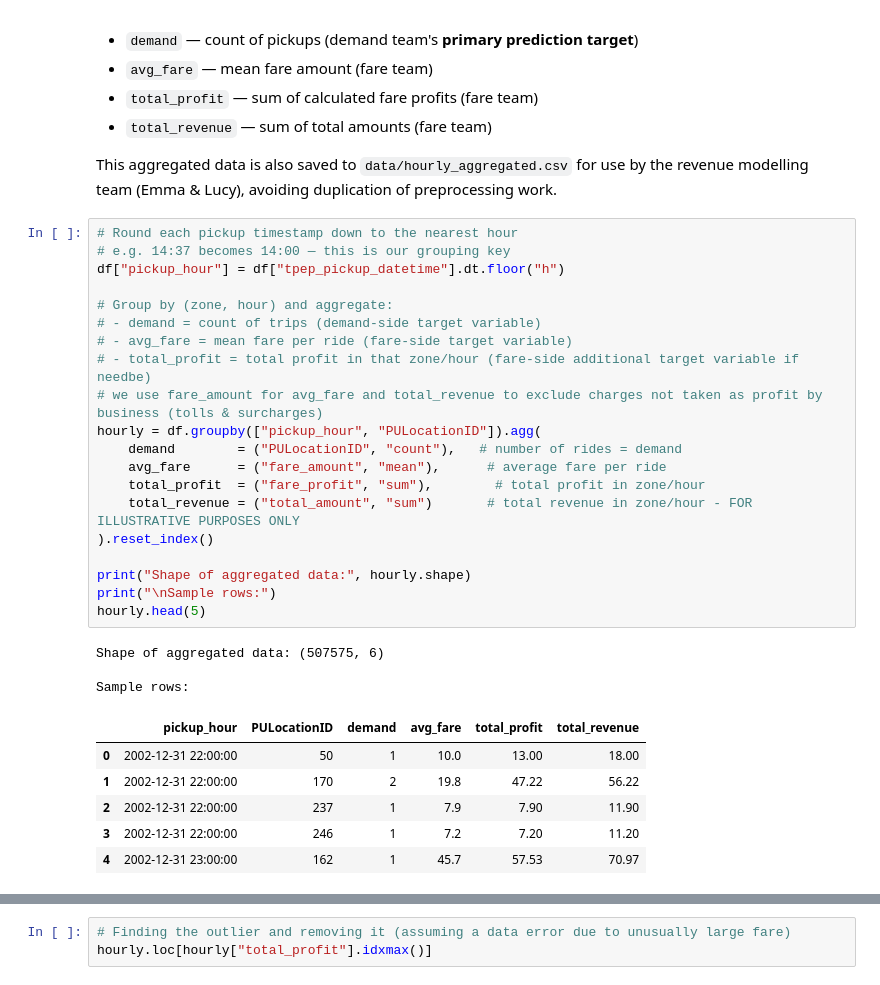
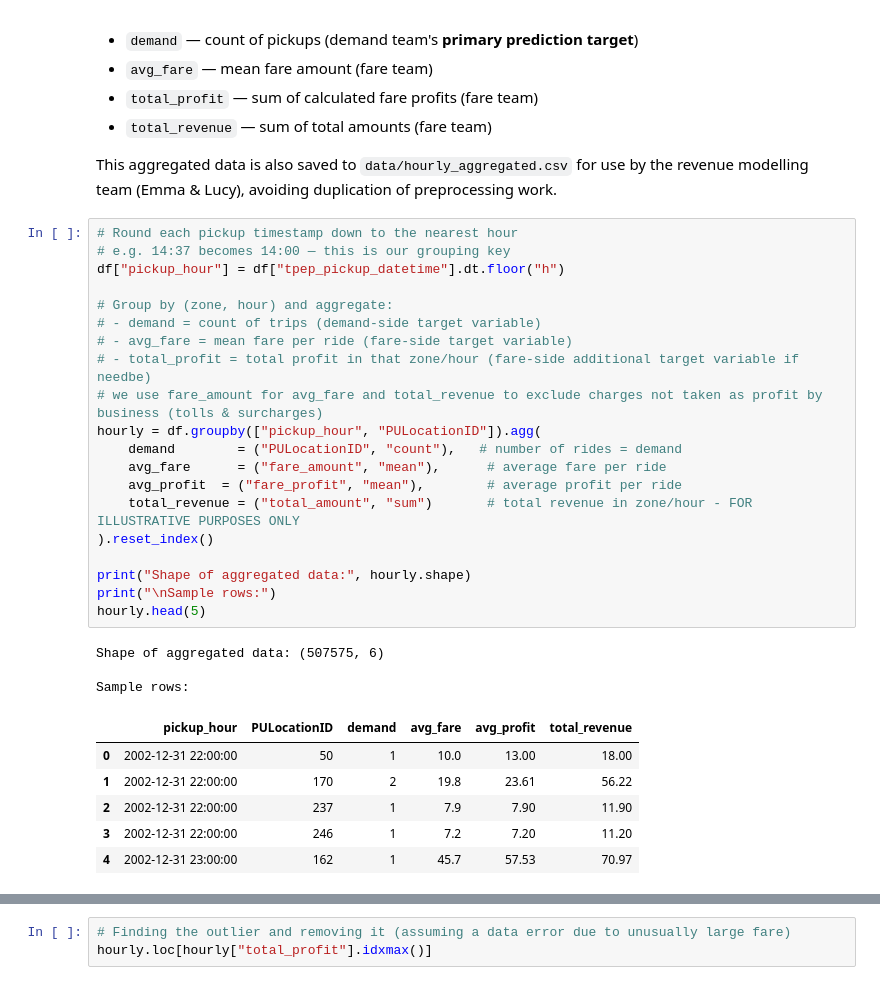
Before and after one commit to emma123456789102/Machine-Learning-Taxi-, a Jupyter notebook: models/expected_revenue/EDA_lucy.ipynb, the cells around one changed output, grey strips where cells are left out. Saved outputs shown, nothing was run; the diff lists cells and outputs as text.

```diff
--- a/models/expected_revenue/EDA_lucy.ipynb
+++ b/models/expected_revenue/EDA_lucy.ipynb
@@ -211,30 +211,30 @@ the revenue modelling team (Emma & Lucy), avoiding duplication of preprocessing
 # %%
 # Round each pickup timestamp down to the nearest hour
 # e.g. 14:37 becomes 14:00 — this is our grouping key
 df["pickup_hour"] = df["tpep_pickup_datetime"].dt.floor("h")
 
 # Group by (zone, hour) and aggregate:
 # - demand = count of trips (demand-side target variable)
 # - avg_fare = mean fare per ride (fare-side target variable)
 # - total_profit = total profit in that zone/hour (fare-side additional target variable if needbe)
 # we use fare_amount for avg_fare and total_revenue to exclude charges not taken as profit by business (tolls & surcharges)
 hourly = df.groupby(["pickup_hour", "PULocationID"]).agg(
     demand        = ("PULocationID", "count"),   # number of rides = demand
     avg_fare      = ("fare_amount", "mean"),      # average fare per ride
-    total_profit  = ("fare_profit", "sum"),        # total profit in zone/hour
+    avg_profit  = ("fare_profit", "mean"),        # average profit per ride
     total_revenue = ("total_amount", "sum")       # total revenue in zone/hour - FOR ILLUSTRATIVE PURPOSES ONLY
 ).reset_index()
 
 print("Shape of aggregated data:", hourly.shape)
 print("\nSample rows:")
 hourly.head(5)
 # %% [output]
 Shape of aggregated data: (507575, 6)
 
 Sample rows:
-|  | pickup_hour | PULocationID | demand | avg_fare | total_profit | total_revenue |
+|  | pickup_hour | PULocationID | demand | avg_fare | avg_profit | total_revenue |
 | 0 | 2002-12-31 22:00:00 | 50 | 1 | 10.0 | 13.00 | 18.00 |
-| 1 | 2002-12-31 22:00:00 | 170 | 2 | 19.8 | 47.22 | 56.22 |
+| 1 | 2002-12-31 22:00:00 | 170 | 2 | 19.8 | 23.61 | 56.22 |
 | 2 | 2002-12-31 22:00:00 | 237 | 1 | 7.9 | 7.90 | 11.90 |
 | 3 | 2002-12-31 22:00:00 | 246 | 1 | 7.2 | 7.20 | 11.20 |
 | 4 | 2002-12-31 23:00:00 | 162 | 1 | 45.7 | 57.53 | 70.97 |
```
Also changed, not shown: parts of 5 cells of this notebook.
